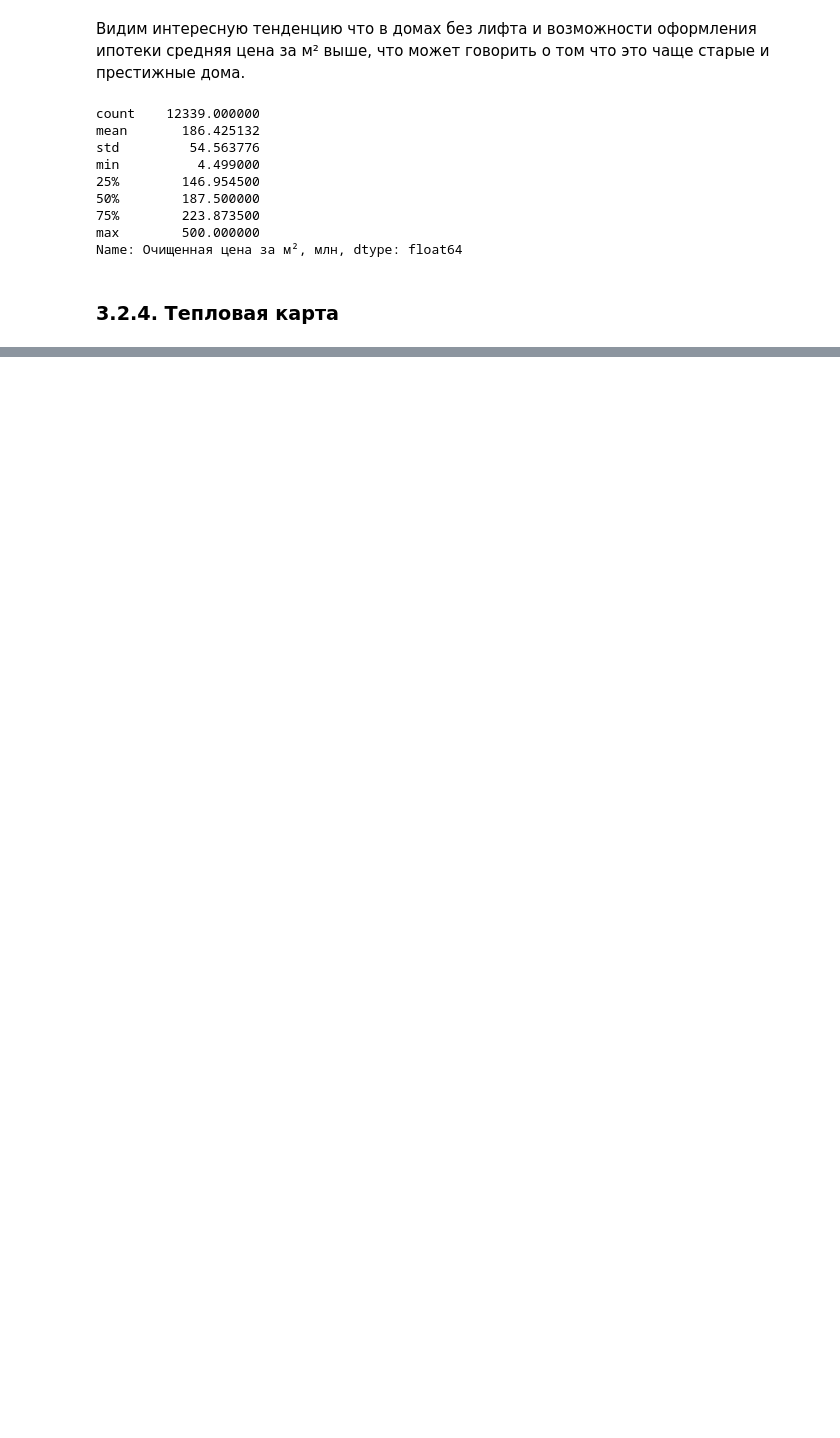
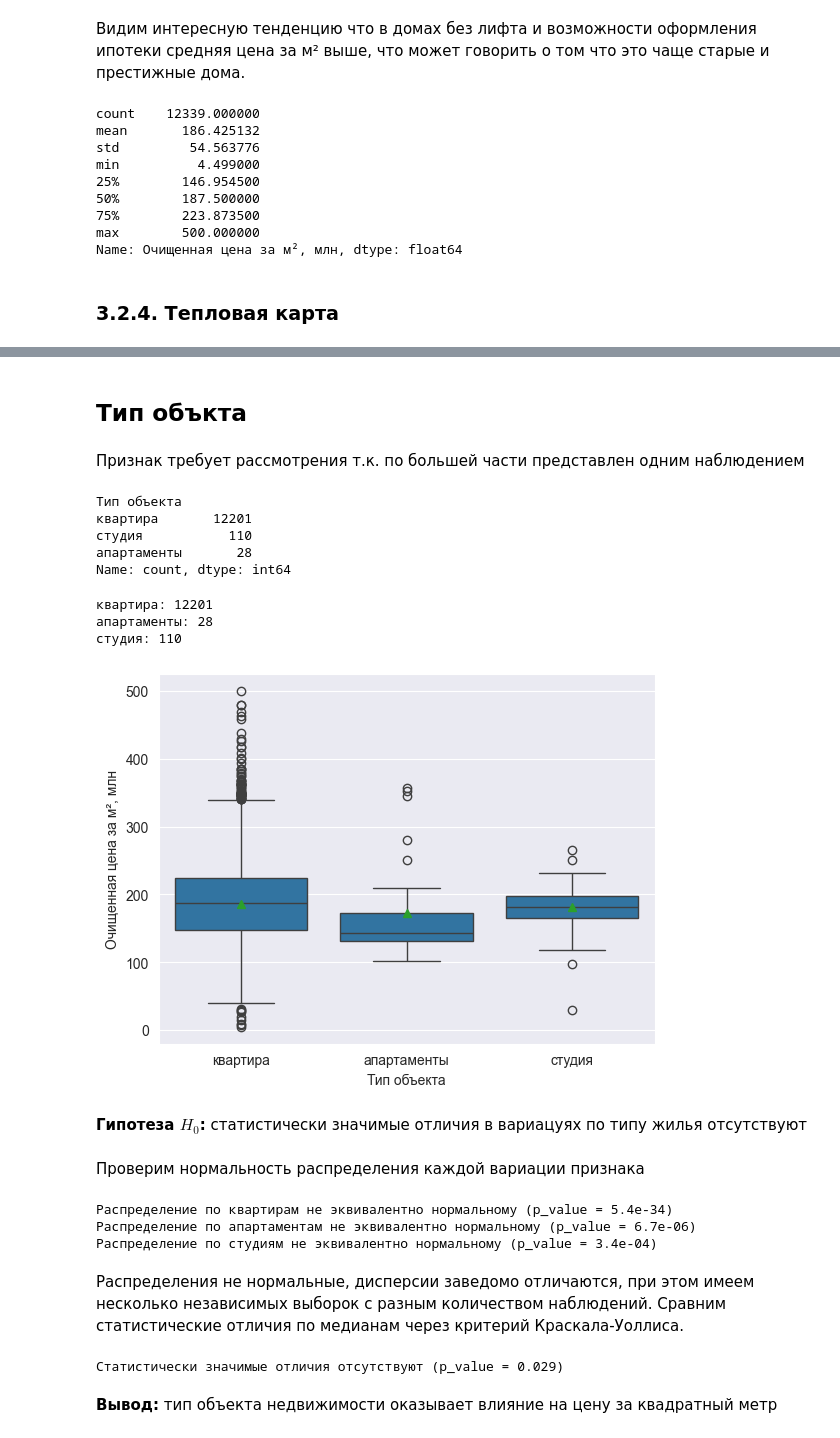
Before and after one commit to Torgovatel/Projects, a Jupyter notebook: DS/moscow-estate-agency-dm/src/main.ipynb, the cells around one changed output, grey strips where cells are left out. Cells and saved outputs as stored; diff of their text form; code cells hidden in the pictures; blank space fills up the shorter version.

```diff
--- a/DS/moscow-estate-agency-dm/src/main.ipynb
+++ b/DS/moscow-estate-agency-dm/src/main.ipynb
@@ -956,0 +959,7 @@ plt.show()
+# %%
+columns = ['Заголовок', 'Очищенная цена за м², млн','Кол-во просмотров','Этап строительства', 'Год постройки', 'Класс жилья',
+       'Тип здания','Количество комнат', 'Тип объекта', 'Тип объявления',
+       'Общая площадь', 'Возможна ипотека', 'Лифт', 'Ближайшая станция метро',
+       'Ближайшая школа', 'Номер этажа',
+       'Расстояние до метро, м','Расстояние до ближайшей школы, м']
+dataset=dataset[columns]
@@ -956,0 +976,62 @@ plt.show()
+# %% [markdown]
+## Тип объкта
+# %% [markdown]
+Признак требует рассмотрения т.к. по большей части представлен одним наблюдением
+# %%
+dataset['Тип объекта'].value_counts()
+# %% [output]
+Тип объекта
+квартира       12201
+студия           110
+апартаменты       28
+Name: count, dtype: int64
+# %%
+for val in dataset['Тип объекта'].unique():
+    print(f'{val}: {len(dataset[dataset["Тип объекта"] == val]["Очищенная цена за м², млн"].dropna())}')
+# %% [output]
+квартира: 12201
+апартаменты: 28
+студия: 110
+# %%
+sns.boxplot(data=dataset, x='Тип объекта', y='Очищенная цена за м², млн', showmeans=True)
+plt.show()
+# %% [output]
+[figure, added]
+# %% [markdown]
+**Гипотеза $H_0$:** статистически значимые отличия в вариацуях по типу жилья отсутствуют
+# %% [markdown]
+Проверим нормальность распределения каждой вариации признака
+# %%
+alpha = 0.05
+
+# Очищенная цена за м², млн
+# через Д'Агостино-Пирсона т.к. записей больше 5000
+p_val = stats.normaltest(dataset[dataset['Тип объекта'] == 'квартира']['Очищенная цена за м², млн'].dropna())[1]
+print(f'Распределение по квартирам {"эквивалентно" if p_val > alpha else "не эквивалентно"} нормальному (p_value = {p_val:.1e})')
+
+
+# далее через Шапиро-Уилка т.к. записей менее 5000
+# апартаменты
+p_val = stats.shapiro(dataset[dataset['Тип объекта'] == 'апартаменты']['Очищенная цена за м², млн'].dropna())[1]
+print(f'Распределение по апартаментам {"эквивалентно" if p_val > alpha else "не эквивалентно"} нормальному (p_value = {p_val:.1e})')
+
+# студия
+p_val = stats.shapiro(dataset[dataset['Тип объекта'] == 'студия']['Очищенная цена за м², млн'].dropna())[1]
+print(f'Распределение по студиям {"эквивалентно" if p_val > alpha else "не эквивалентно"} нормальному (p_value = {p_val:.1e})')
+# %% [output]
+Распределение по квартирам не эквивалентно нормальному (p_value = 5.4e-34)
+Распределение по апартаментам не эквивалентно нормальному (p_value = 6.7e-06)
+Распределение по студиям не эквивалентно нормальному (p_value = 3.4e-04)
+# %% [markdown]
+Распределения не нормальные, дисперсии заведомо отличаются, при этом имеем несколько независимых выборок с разным количеством наблюдений. Сравним статистические отличия по медианам через критерий Краскала-Уоллиса.
+# %%
+dataset1 = np.array(dataset[dataset['Тип объекта']=='квартира']['Очищенная цена за м², млн'])
+dataset2 = np.array(dataset[dataset['Тип объекта']=='студия']['Очищенная цена за м², млн'])
+dataset3 = np.array(dataset[dataset['Тип объекта']=='апартаменты']['Очищенная цена за м², млн'])
+p_val = stats.mstats.kruskalwallis(dataset1,dataset2,dataset3)[1]
+
+print(f'Статистически значимые отличия {"присутствуют" if p_val > alpha else "отсутствуют"} (p_value = {p_val:.3f})')
+# %% [output]
+Статистически значимые отличия отсутствуют (p_value = 0.029)
+# %% [markdown]
+**Вывод:** тип объекта недвижимости оказывает влияние на цену за квадратный метр
```
Also changed, not shown: parts of 56 cells of this notebook.
